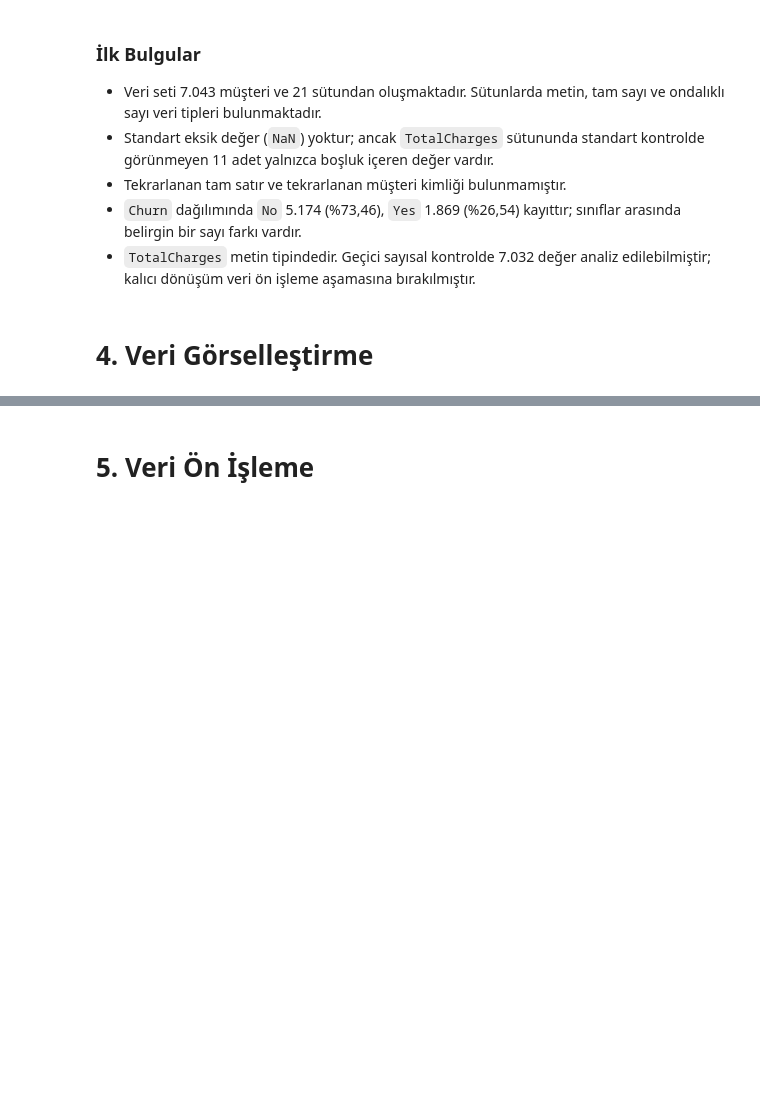
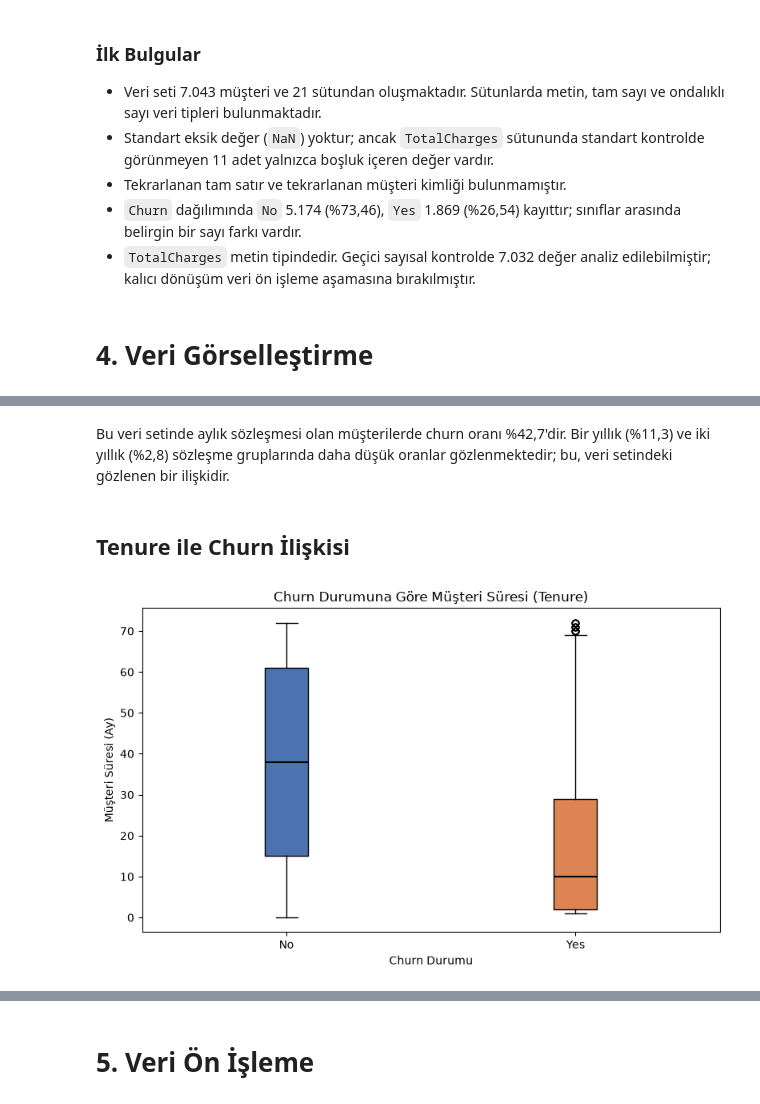
Before and after one commit to barissurkit/customer-churn-analysis, a Jupyter notebook: customer_churn_analysis.ipynb, the cells around one changed output, grey strips where cells are left out. Saved outputs shown, nothing was run; the diff lists cells and outputs as text; code cells hidden in the pictures; blank space fills up the shorter version.

```diff
--- a/customer_churn_analysis.ipynb
+++ b/customer_churn_analysis.ipynb
@@ -316,0 +381,30 @@ Sayısala dönüşemeyen değer sayısı: 11
+# %% [markdown]
+Bu veri setinde aylık sözleşmesi olan müşterilerde churn oranı %42,7'dir. Bir yıllık (%11,3) ve iki yıllık (%2,8) sözleşme gruplarında daha düşük oranlar gözlenmektedir; bu, veri setindeki gözlenen bir ilişkidir.
+# %% [markdown]
+## Tenure ile Churn İlişkisi
+# %%
+tenure_by_churn = [
+    df.loc[df["Churn"] == status, "tenure"]
+    for status in churn_order
+]
+
+fig, ax = plt.subplots(figsize=(8, 5))
+box = ax.boxplot(
+    tenure_by_churn,
+    tick_labels=churn_order,
+    patch_artist=True,
+    medianprops={"color": "black", "linewidth": 1.5},
+)
+
+for patch, status in zip(box["boxes"], churn_order):
+    patch.set_facecolor(churn_colors[status])
+
+ax.set_title("Churn Durumuna Göre Müşteri Süresi (Tenure)")
+ax.set_xlabel("Churn Durumu")
+ax.set_ylabel("Müşteri Süresi (Ay)")
+fig.tight_layout()
+fig.savefig(figures_dir / "tenure_churn.png", dpi=300, bbox_inches="tight")
+plt.show()
+plt.close(fig)
+# %% [output]
+[figure, added]
```
Also changed, not shown: parts of 18 cells of this notebook, 7 other files.
